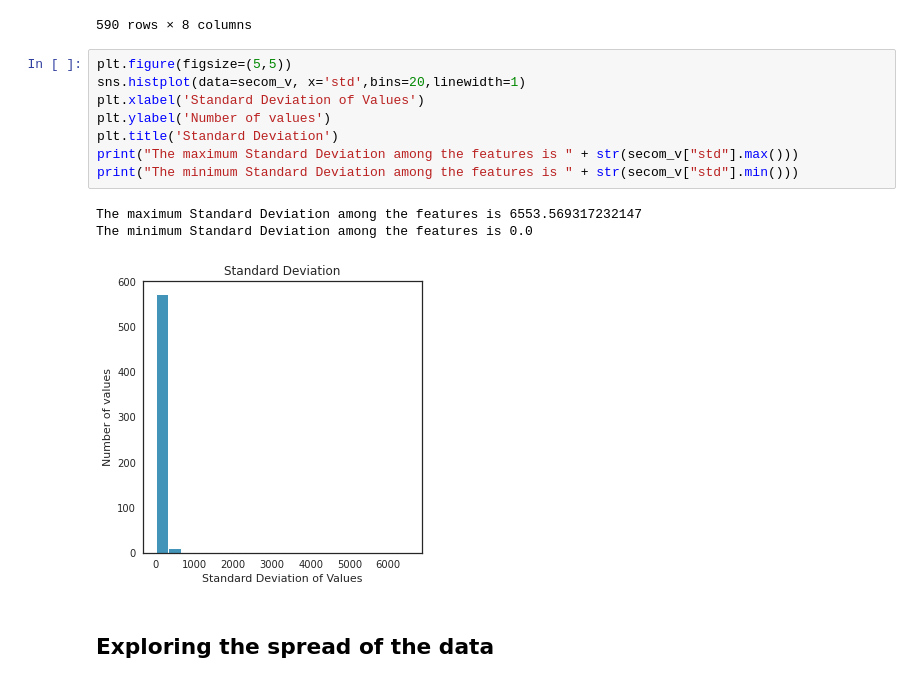
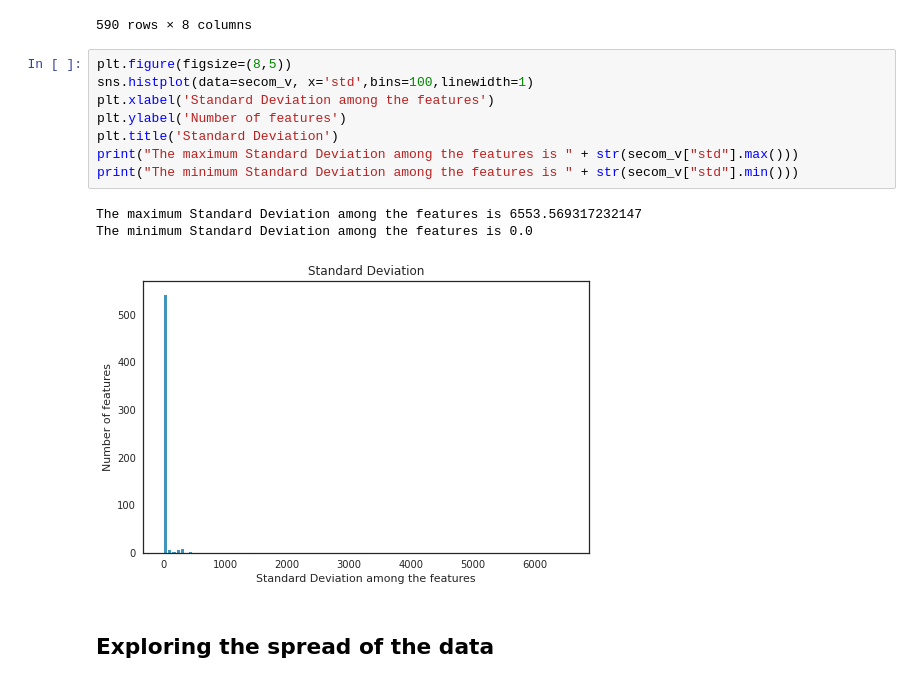
Before and after one commit to himanshag/SECOM, a Jupyter notebook: Secom.ipynb, the cells around one changed output. Cells and saved outputs as stored; diff of their text form.

```diff
--- a/Secom.ipynb
+++ b/Secom.ipynb
@@ -334,17 +410,17 @@ secom_v
 | Feature_590 | 1566.0 | 99.670066 | 93.891919 | 0.0000 | 44.368600 | 71.90050 | 114.749700 | 737.3048 |
 590 rows × 8 columns
 # %%
-plt.figure(figsize=(5,5))
-sns.histplot(data=secom_v, x='std',bins=20,linewidth=1)
-plt.xlabel('Standard Deviation of Values')
-plt.ylabel('Number of values')
+plt.figure(figsize=(8,5))
+sns.histplot(data=secom_v, x='std',bins=100,linewidth=1)
+plt.xlabel('Standard Deviation among the features')
+plt.ylabel('Number of features')
 plt.title('Standard Deviation')
 print("The maximum Standard Deviation among the features is " + str(secom_v["std"].max()))
 print("The minimum Standard Deviation among the features is " + str(secom_v["std"].min()))
 # %% [output]
 The maximum Standard Deviation among the features is 6553.569317232147
 The minimum Standard Deviation among the features is 0.0
-[figure, old version]
+[figure, new version]
 # %% [markdown]
 ## Exploring the spread of the data
 # %%
```
Also changed, not shown: parts of 32 cells of this notebook.
